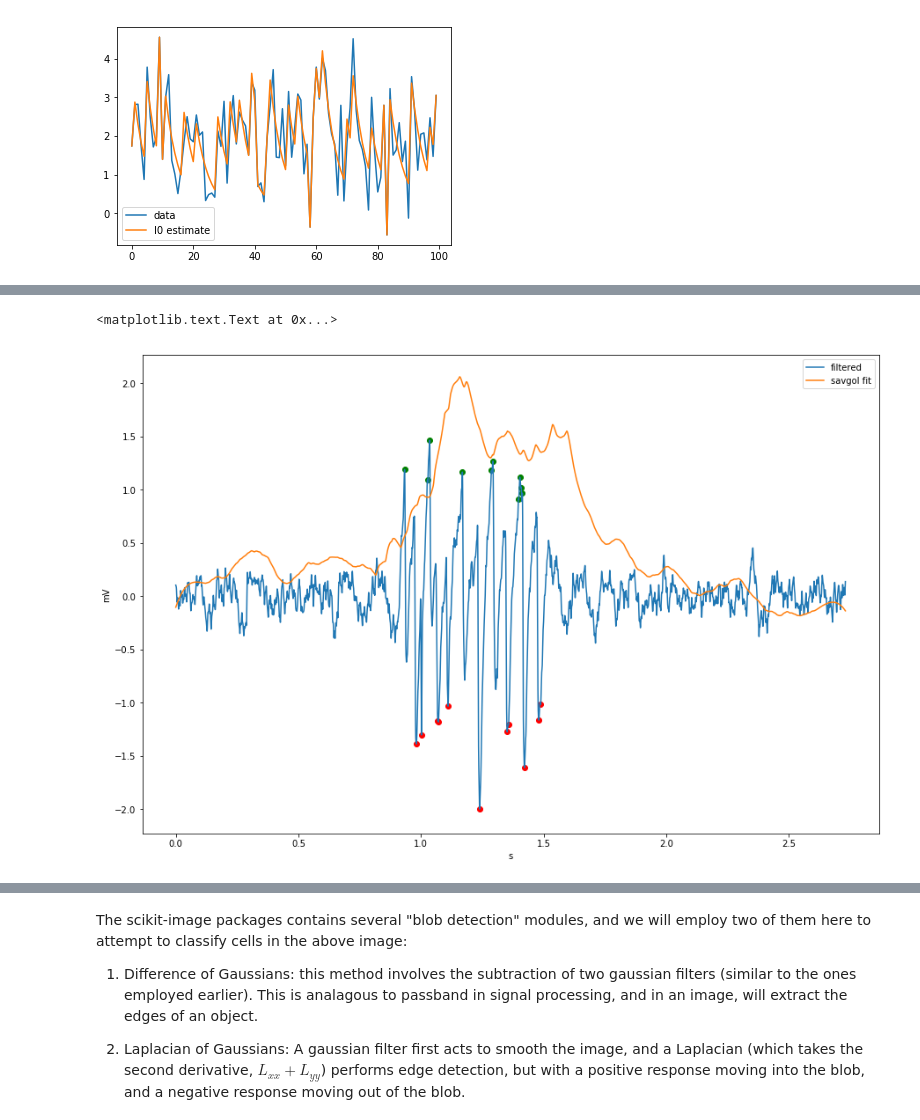
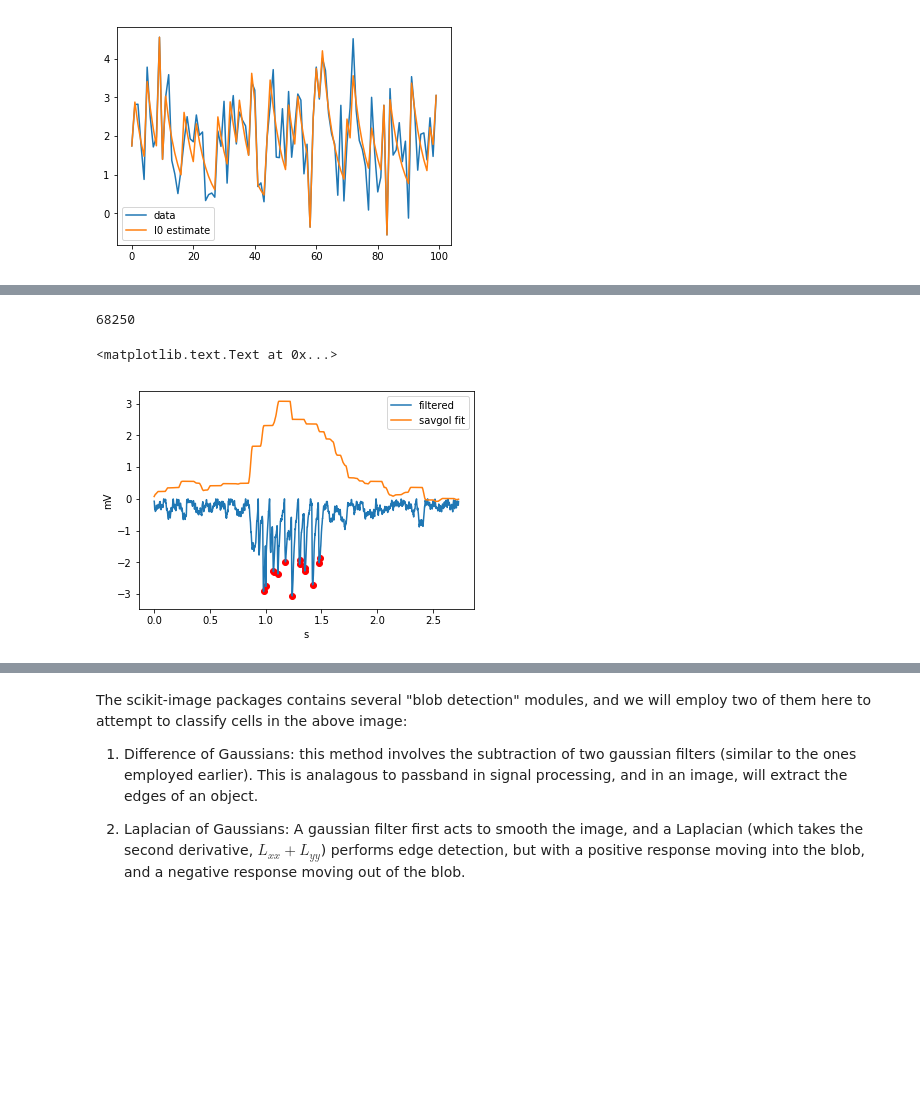
Before and after one commit to acbosma/SciPy_Tutorial, a Jupyter notebook: SciPy_Tutorial.ipynb, the cells around one changed output, grey strips where cells are left out. Cells and saved outputs as stored; diff of their text form; code cells hidden in the pictures; blank space fills up the shorter version.

Commit message:
reorganized and added ca trace

```diff
--- a/SciPy_Tutorial.ipynb
+++ b/SciPy_Tutorial.ipynb
@@ -475,12 +491,0 @@ ax.set_ylabel('V')
-# %%
-# Let's try a slightly more complicated signal
-with h5py.File('sweeps.h5', 'r') as f:
-    electrode_2 = np.array(f['acquisition/timeseries/data_00000/electrode_2'])
-    electrode_2_unit = f['acquisition/timeseries/data_00000/electrode_2'].attrs['unit']
-    time = np.array(f['acquisition/timeseries/data_00000/time'])
-    time_unit = f['acquisition/timeseries/data_00000/time'].attrs['unit']
-
-fig = plt.figure()
-ax = fig.add_subplot(111)
-ax.plot(time, electrode_2)
-ax.set_xlabel(time_unit), ax.set_ylabel(electrode_2_unit)
@@ -491,16 +493,13 @@ ax.set_xlabel(time_unit), ax.set_ylabel(electrode_2_unit)
 ################ EXERCISE ###############
 # Here are some tools
 
-# take derivative, and re-integrate to eliminate offset
+# take median of first 500 elements and subtract from trace
 def zero_baseline(data):
-    deriv = np.diff(data)
-    integrated_data = scipy.cumsum(deriv)
+    med = np.median(data[0:5000])
+    return data - med
 
-    return integrated_data
-
-
-#filter: this function will function as a low, high, or band pass filter, but you will
-#most likely want to use it as a low pass filter for the signal above
+# filter: this function will function as a low, high, or band pass filter, but you will
+# most likely want to use it as a low pass filter for the signal above
 def filter_signal(data, sample_rate, cutoff_low = None, cutoff_high = None, order=5):
     if cutoff_low is not None:
         l = cutoff_low/(2*sample_rate)
@@ -526,14 +525,11 @@ def filter_signal(data, sample_rate, cutoff_low = None, cutoff_high = None, orde
     return filtered_data
 
 
-# savitsky golay: keep in mind that the return signal may be shorter in time
-# and you will need to adjust the time vector
-def savgol(data, win_len, sample_rate, order=3):
-
-    if not win_len % 2:
-        win_len += 1
-
-    return scipy.signal.savgol_filter(data, win_len, order)
+# sliding maximum filter to remove indirect depolarization
+def sliding_max(data, win_len, smooth_win=500):
+    max_filt = ndi.maximum_filter(data, win_len)
+    smoothed = np.convolve(max_filt, np.ones(smooth_win)/smooth_win, mode='same')
+    return smoothed
 
 
 # peak detection, takes in optional threshold arguments
@@ -552,37 +548,40 @@ def find_peaks(data, pos_threshold = None, neg_threshold = None):
     pos_peak_opts = np.argwhere(sig_deriv[1:] - sig_deriv[:-1] == -1)
 
     pos = pos_peak_opts[data[pos_peak_opts] > pos_threshold]
     neg = neg_peak_opts[data[neg_peak_opts] < neg_threshold]
 
     return pos, neg
 
 
 ############# EXERCISE ###############
 ## use the above functions and suggestions below to play with various filtering options
-
+## here is a start
 sample_rate = 1/(time[1] - time[0])
 
 zeroed = zero_baseline(electrode_2)
 filtered = filter_signal(zeroed, sample_rate, cutoff_low = 1000)
-win = 6000 #adjust this to change smoothing
-sav = savgol(filtered, win, sample_rate)
+win = 3000 #adjust this to change smoothing
 
-baseline_subtracted = filtered[0:len(sav)] - sav
+max_filter = sliding_max(filtered, win)
+
+print len(max_filter)
+baseline_subtracted = filtered[0:len(max_filter)] - max_filter
 
 pos, neg = find_peaks(baseline_subtracted)
 ####################################
 
 
 #### plotting
 fig = plt.figure()
 ax = fig.add_subplot(111)
 ax.plot(time[0:len(baseline_subtracted)], baseline_subtracted)
-ax.plot(time[0:len(sav)], sav)
+ax.plot(time[0:len(max_filter)], max_filter)
 ax.legend(['filtered', 'savgol fit'])
 ax.scatter(time[neg], baseline_subtracted[neg], color='r')
 ax.scatter(time[pos], baseline_subtracted[pos], color='g')
 ax.set_xlabel('s')
 ax.set_ylabel('mV')
 # %% [output]
-<matplotlib.text.Text at 0x...>
+68250
+<matplotlib.text.Text at 0x...>
-[figure, old version]
+[figure, new version]
```
Also changed, not shown: parts of 71 cells of this notebook, 1 other file.
